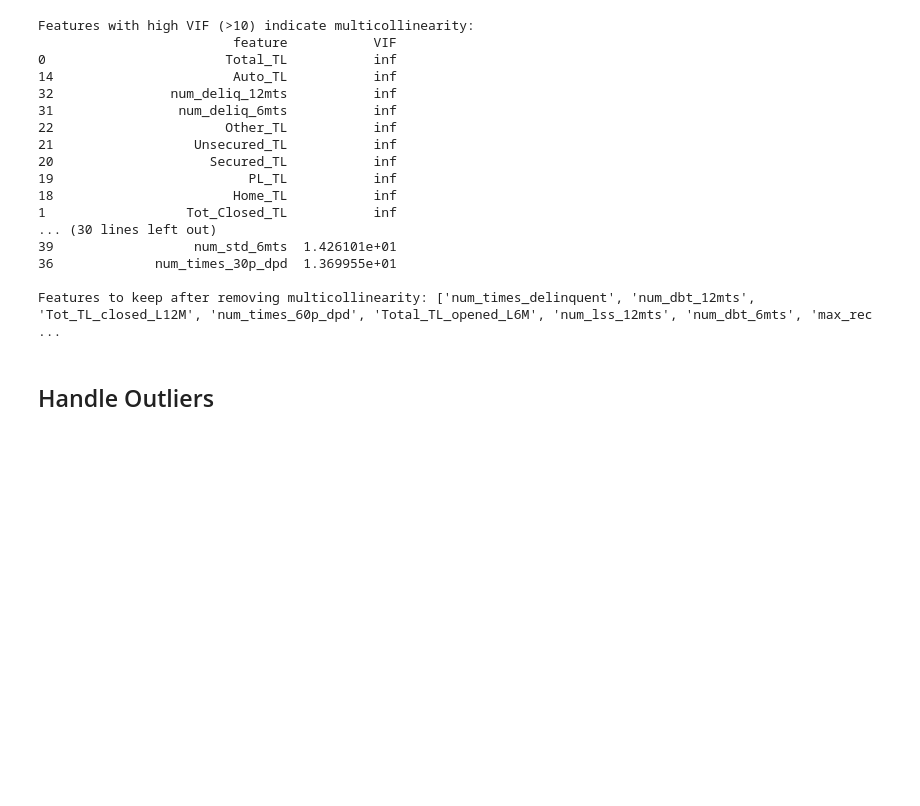
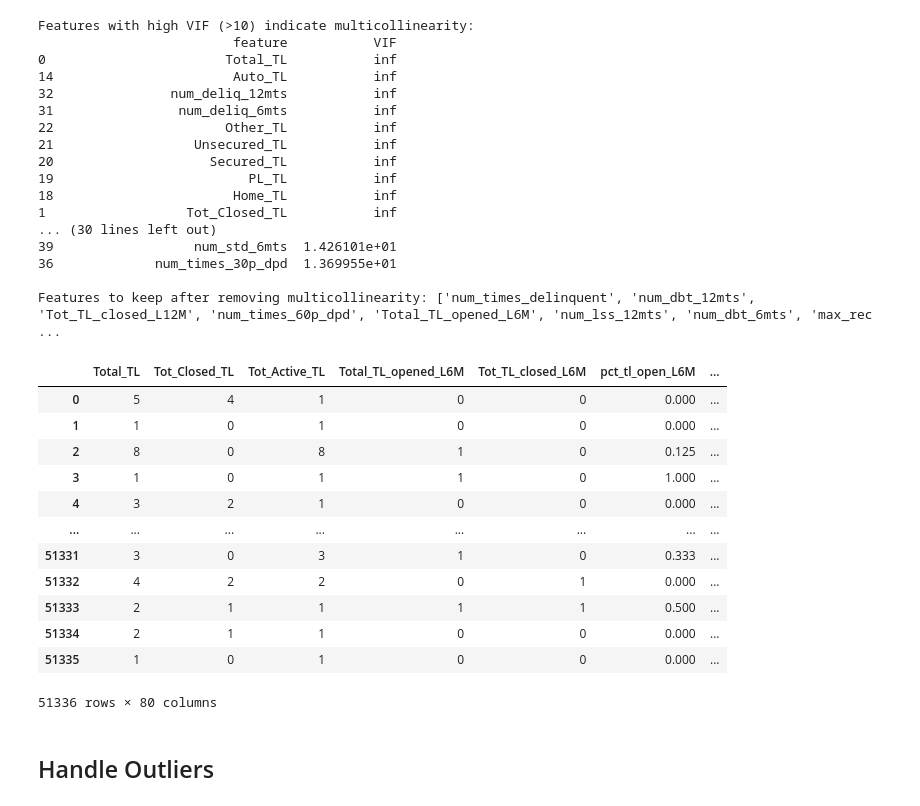
Before and after one commit to Mipjeiger/Credit-Risk-Analyst, a Jupyter notebook: notebooks/01_eda.ipynb, the cells around one changed output. Cells and saved outputs as stored; diff of their text form; code cells hidden in the pictures; blank space fills up the shorter version.

```diff
--- a/notebooks/01_eda.ipynb
+++ b/notebooks/01_eda.ipynb
@@ -290,6 +292,22 @@ Features with high VIF (>10) indicate multicollinearity:
 36             num_times_30p_dpd  1.369955e+01
 
 Features to keep after removing multicollinearity: ['num_times_delinquent', 'num_dbt_12mts', 'Tot_TL_closed_L12M', 'num_times_60p_dpd', 'Total_TL_opened_L6M', 'num_lss_12mts', 'num_dbt_6mts', 'max_rec ...
+# %%
+X_numerical
+# %% [output]
+|  | Total_TL | Tot_Closed_TL | Tot_Active_TL | Total_TL_opened_L6M | Tot_TL_closed_L6M | pct_tl_open_L6M | ... |
+| 0 | 5 | 4 | 1 | 0 | 0 | 0.000 | ... |
+| 1 | 1 | 0 | 1 | 0 | 0 | 0.000 | ... |
+| 2 | 8 | 0 | 8 | 1 | 0 | 0.125 | ... |
+| 3 | 1 | 0 | 1 | 1 | 0 | 1.000 | ... |
+| 4 | 3 | 2 | 1 | 0 | 0 | 0.000 | ... |
+| ... | ... | ... | ... | ... | ... | ... | ... |
+| 51331 | 3 | 0 | 3 | 1 | 0 | 0.333 | ... |
+| 51332 | 4 | 2 | 2 | 0 | 1 | 0.000 | ... |
+| 51333 | 2 | 1 | 1 | 1 | 1 | 0.500 | ... |
+| 51334 | 2 | 1 | 1 | 0 | 0 | 0.000 | ... |
+| 51335 | 1 | 0 | 1 | 0 | 0 | 0.000 | ... |
+51336 rows × 80 columns
 # %% [markdown]
 ## Handle Outliers
 # %%
```
Also changed, not shown: parts of 3 cells of this notebook, 4 other files.
